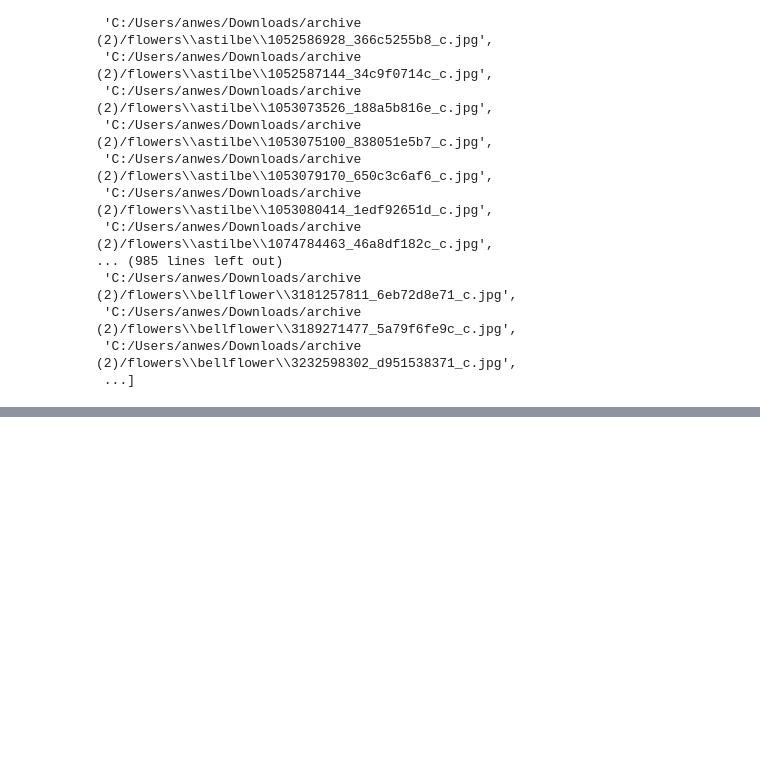
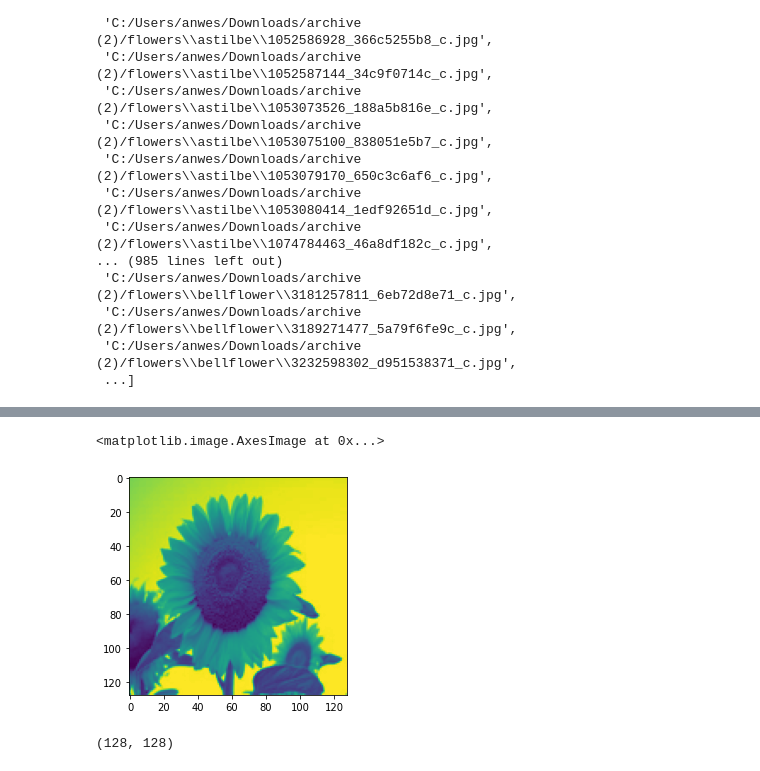
Before and after one commit to Anweshbyte/Road-Safe-, a Jupyter notebook: task_2.ipynb, the cells around one changed output, grey strips where cells are left out. Saved outputs shown, nothing was run; the diff lists cells and outputs as text; code cells hidden in the pictures; blank space fills up the shorter version.

```diff
--- a/task_2.ipynb
+++ b/task_2.ipynb
@@ -58,0 +78,10 @@ train_files
+# %%
+imgGray = img.convert('L')
+plt.imshow(imgGray)
+# %% [output]
+<matplotlib.image.AxesImage at 0x...>
+[figure, added]
+# %%
+np.array(imgGray).shape
+# %% [output]
+(128, 128)
```
Also changed, not shown: parts of 15 cells of this notebook.
